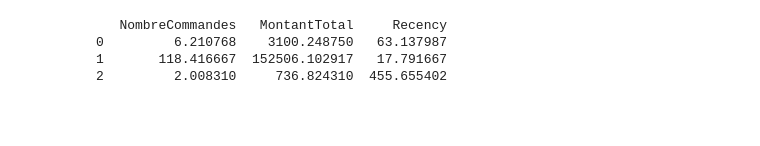
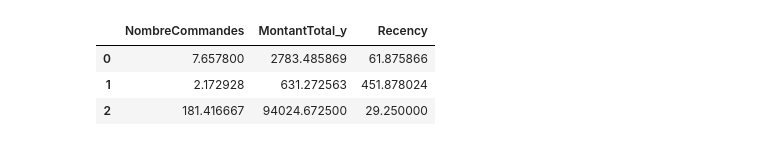
Before and after one commit to Manonp59/uk-retail, a Jupyter notebook: modelisation.ipynb, the cells around one changed output. Cells and saved outputs as stored; diff of their text form; code cells hidden in the pictures; blank space fills up the shorter version.

```diff
--- a/modelisation.ipynb
+++ b/modelisation.ipynb
@@ -69,9 +59,9 @@ from sklearn.preprocessing import StandardScaler
 
 
 # Sélectionner les variables pour la segmentation
-variables = ['NombreCommandes', 'MontantTotal', 'Recency']
+variables = ['NombreCommandes','MontantTotal_y','Recency']
 # Préparer les données et effectuer la normalisation
-X = df_rfm[variables]
+X = df_filtered[variables]
 scaler = StandardScaler()
 X_scaled = scaler.fit_transform(X)
 
@@ -83,10 +73,10 @@ kmeans = KMeans(n_clusters=k, random_state=42)
 kmeans.fit(X_scaled)
 
 # Ajouter les informations de segmentation au dataframe d'origine
-df_rfm['Segment'] = kmeans.labels_
+df_filtered['Segment'] = kmeans.labels_
 
 # Analyser les caractéristiques des clusters
 cluster_centers = scaler.inverse_transform(kmeans.cluster_centers_)
 df_cluster_centers = pd.DataFrame(cluster_centers, columns=variables)
-print(df_cluster_centers)
+display(df_cluster_centers)
 # %% [output]
@@ -94,4 +83,4 @@ The default value of `n_init` will change from 10 to 'auto' in 1.4. Set the valu
-   NombreCommandes   MontantTotal     Recency
-0         6.210768    3100.248750   63.137987
-1       118.416667  152506.102917   17.791667
-2         2.008310     736.824310  455.655402
+|  | NombreCommandes | MontantTotal_y | Recency |
+| 0 | 7.657800 | 2783.485869 | 61.875866 |
+| 1 | 2.172928 | 631.272563 | 451.878024 |
+| 2 | 181.416667 | 94024.672500 | 29.250000 |
```
Also changed, not shown: parts of 12 cells of this notebook, 7 other files.
